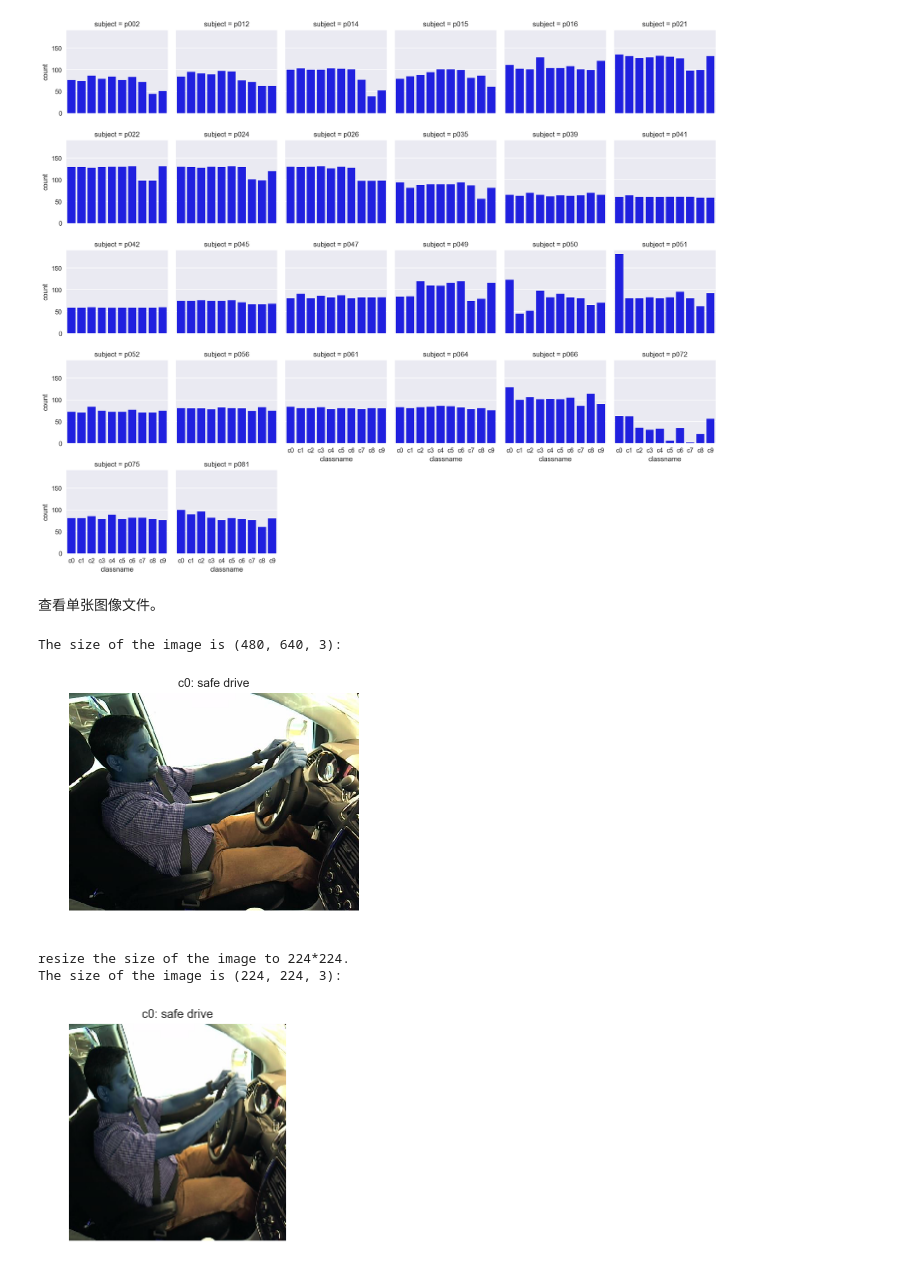
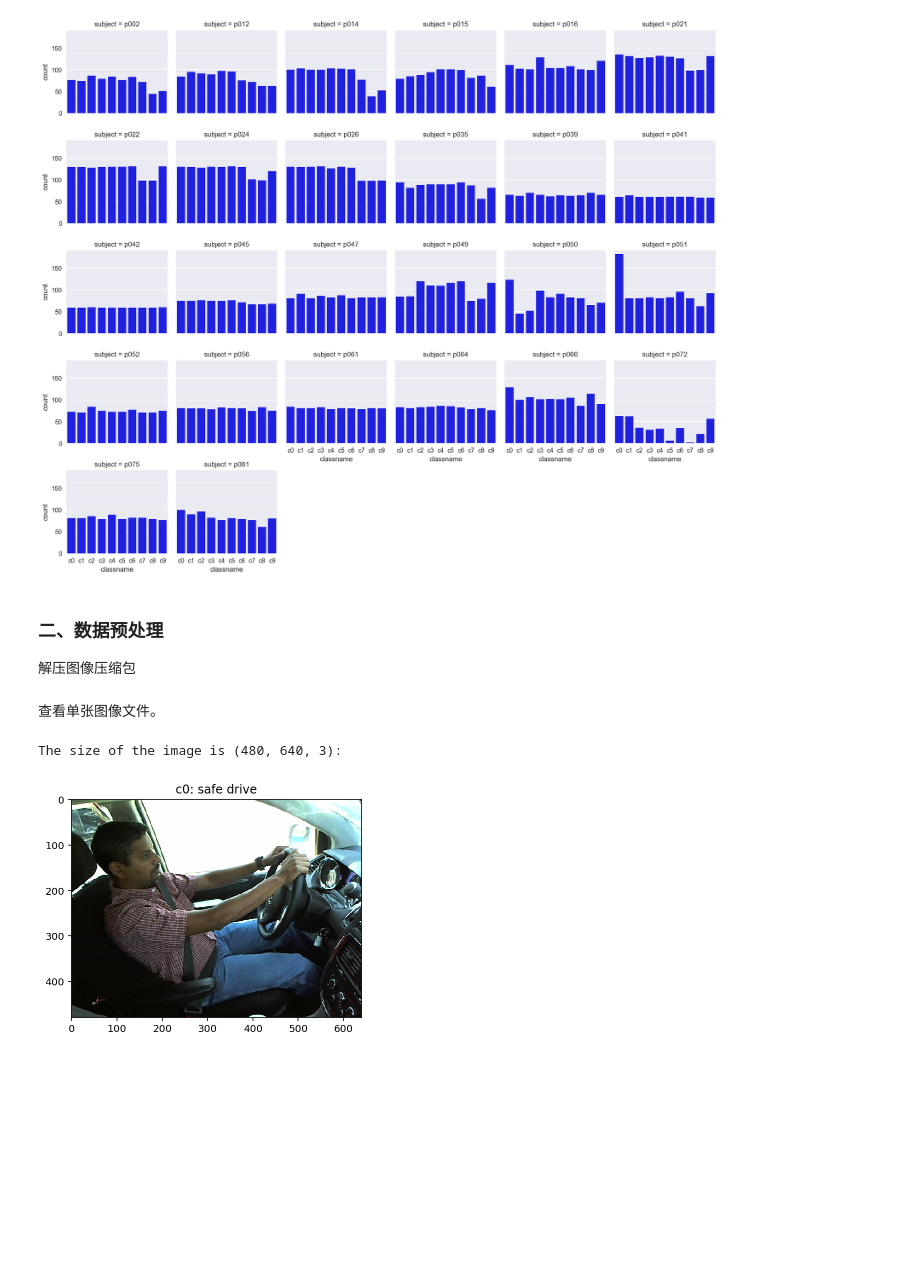
Before and after one commit to claudehotline/distracted_driver_detection, a Jupyter notebook: Data_analysis.ipynb, the cells around one changed output. Saved outputs shown, nothing was run; the diff lists cells and outputs as text; code cells hidden in the pictures; blank space fills up the shorter version.

```diff
--- a/Data_analysis.ipynb
+++ b/Data_analysis.ipynb
@@ -56,6 +54,9 @@ ax = sns.countplot(y='subject', data=driver_image_list, color='blue')
 ax = sns.factorplot(x="classname", col='subject', col_wrap=6, data=driver_image_list, kind="count", size=2.5, color='blue')
 # %% [output]
 [figure]
+# %% [markdown]
+### 二、数据预处理
+解压图像压缩包
 # %%
 driver_dataset_folder_path = join(pardir, 'data', 'driver_dataset')
 zip_path = join(pardir, 'data', 'imgs.zip')
@@ -70,27 +71,17 @@ if not isdir(driver_dataset_folder_path):
 # %%
 image_train_folder_path = join(pardir, 'data', 'driver_dataset', 'train')
 image_test_floder_path = join(pardir, 'data', 'driver_dataset', 'test')
 
 # 示例图片
 image_file = join(image_train_folder_path, 'c0', 'img_34.jpg')
 image = cv2.imread(image_file)
+image = cv2.cvtColor(image, cv2.COLOR_BGR2RGB)
 
 print("The size of the image is {}:".format(image.shape))
-plt.axis('off')
+#plt.axis('off')
 plt.title("c0: safe drive")
 plt.imshow(image)
 plt.show()
-
-print("resize the size of the image to 224*224.")
-resized = cv2.resize(image, (224, 224))
-print("The size of the image is {}:".format(resized.shape))
-plt.axis('off')
-plt.title("c0: safe drive")
-plt.imshow(resized)
-plt.show()
 # %% [output]
 The size of the image is (480, 640, 3):
-[figure, old version]
+[figure, new version]
-resize the size of the image to 224*224.
-The size of the image is (224, 224, 3):
-[figure, removed]
```
Also changed, not shown: parts of 11 cells of this notebook, 3 other files.
